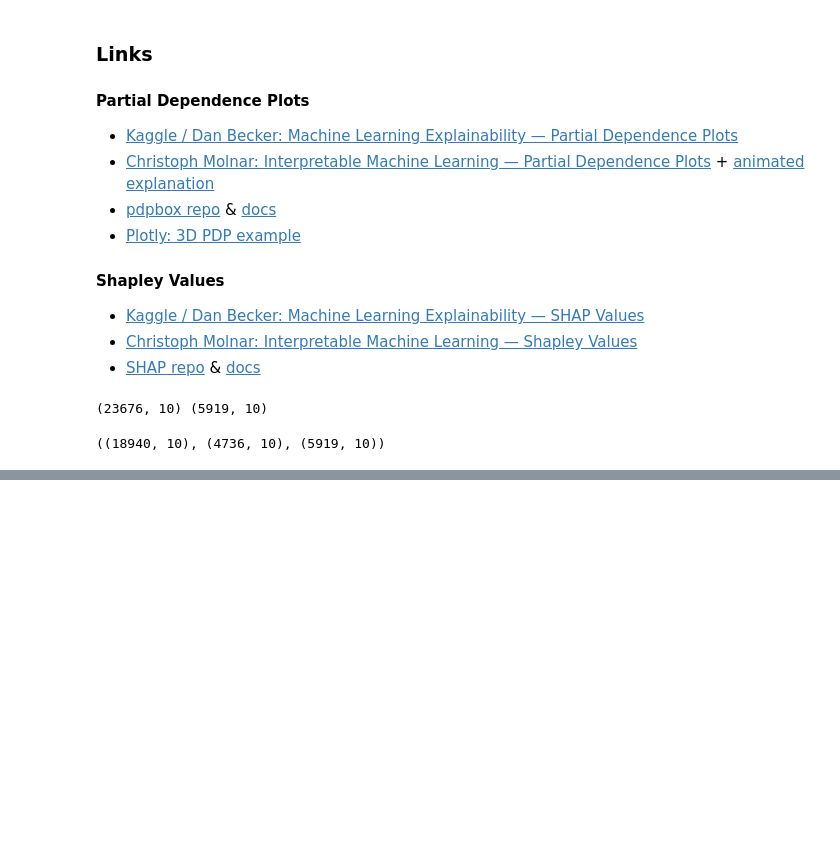
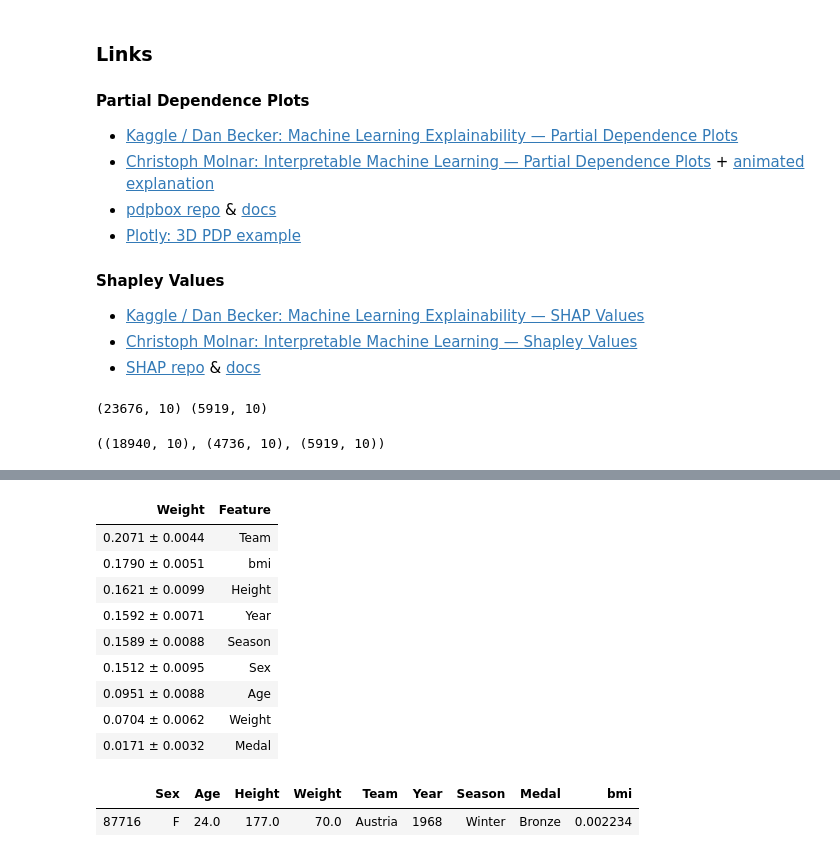
Before and after one commit to bloominstituteoftechnology/DS-Unit-2-Applied-Modeling, a Jupyter notebook: module4-model-interpretation/LS_DS_234_AMY_BEISEL_assignment.ipynb, the cells around one changed output, grey strips where cells are left out. Saved outputs shown, nothing was run; the diff lists cells and outputs as text; code cells hidden in the pictures; blank space fills up the shorter version.

```diff
--- a/module4-model-interpretation/LS_DS_234_AMY_BEISEL_assignment.ipynb
+++ b/module4-model-interpretation/LS_DS_234_AMY_BEISEL_assignment.ipynb
@@ -129,0 +160,11 @@ y_pred = gb.predict(X_val)
+# %%
+transformers = make_pipeline(
+    ce.OrdinalEncoder(),
+    SimpleImputer(strategy='median')
+)
+
+X_train_transformed = transformers.fit_transform(X_train)
+X_val_transformed = transformers.fit_transform(X_val)
+
+model = RandomForestClassifier(n_estimators=100, random_state=42, n_jobs=-1)
+model.fit(X_train_transformed, y_train)
@@ -129,0 +179,15 @@ y_pred = gb.predict(X_val)
+# %%
+import numpy as np
+import eli5 # !pip install eli5
+from eli5.sklearn import PermutationImportance
+
+
+#1. Calculate permutation importances
+permuter = PermutationImportance(
+    model,
+    scoring='accuracy',
+    n_iter=5,
+    random_state=42
+)
+
+permuter.fit(X_val_transformed, y_val)
@@ -129,0 +215,3 @@ y_pred = gb.predict(X_val)
+# %%
+feature_names = X_val.columns.tolist()
+pd.Series(permuter.feature_importances_, feature_names).sort_values(ascending=False)
@@ -129,0 +229,23 @@ y_pred = gb.predict(X_val)
+# %%
+eli5.show_weights(
+    permuter,
+    top=None, #Shows all features
+    feature_names=feature_names
+)
+# %% [output]
+| Weight | Feature |
+| 0.2071 ± 0.0044 | Team |
+| 0.1790 ± 0.0051 | bmi |
+| 0.1621 ± 0.0099 | Height |
+| 0.1592 ± 0.0071 | Year |
+| 0.1589 ± 0.0088 | Season |
+| 0.1512 ± 0.0095 | Sex |
+| 0.0951 ± 0.0088 | Age |
+| 0.0704 ± 0.0062 | Weight |
+| 0.0171 ± 0.0032 | Medal |
+# %%
+row = X_test.iloc[[1]]
+row
+# %% [output]
+|  | Sex | Age | Height | Weight | Team | Year | Season | Medal | bmi |
+| 87716 | F | 24.0 | 177.0 | 70.0 | Austria | 1968 | Winter | Bronze | 0.002234 |
```
Also changed, not shown: parts of 15 cells of this notebook.
